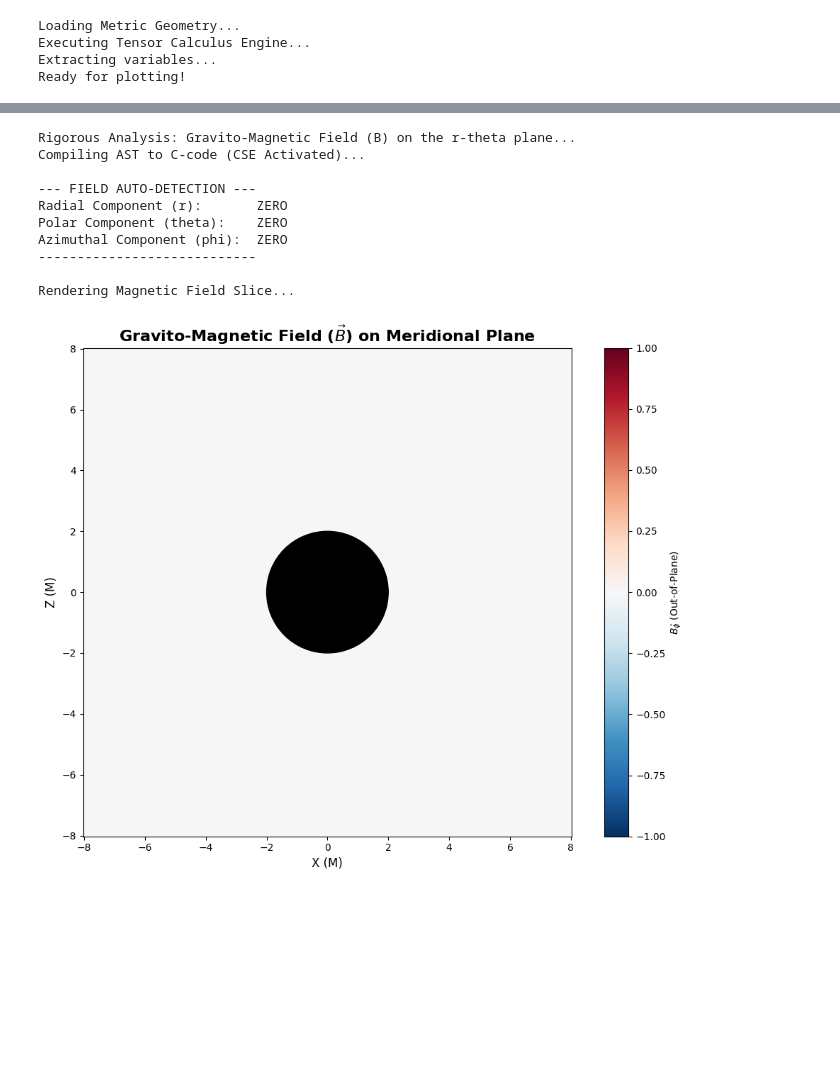
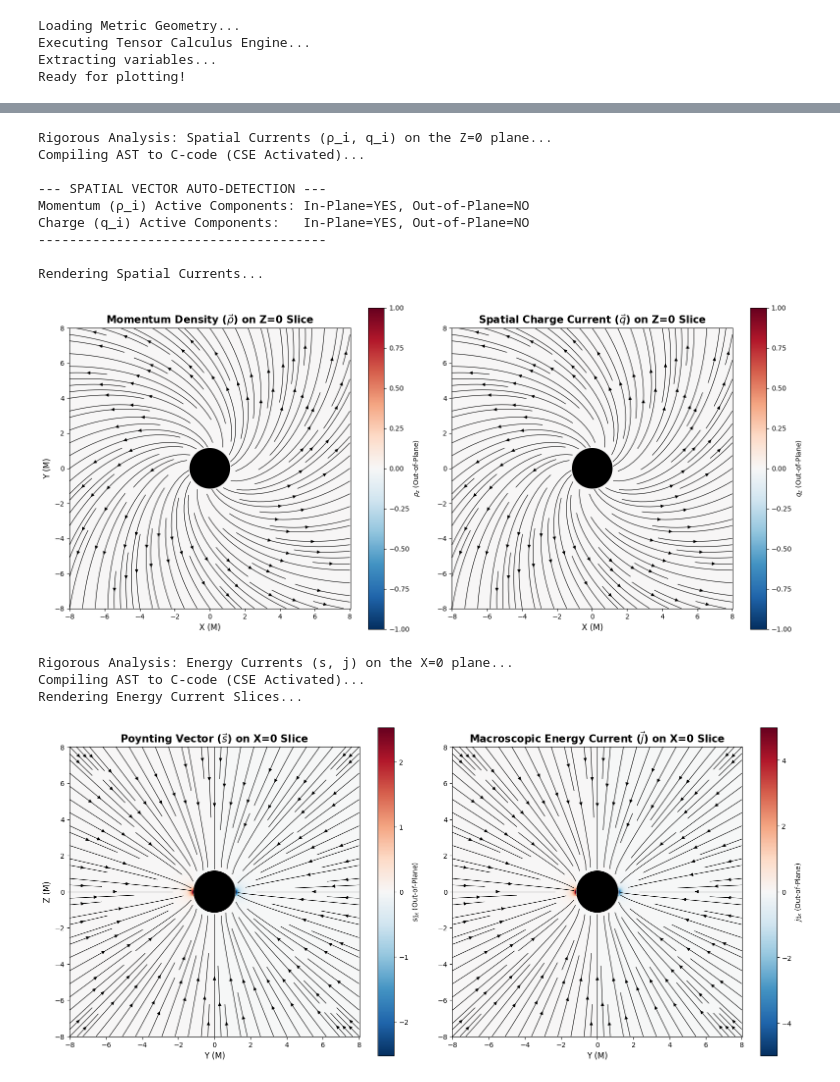
Before and after one commit to 1Aadi0/bbh-gem, a Jupyter notebook: notebooks/modular.ipynb, the cells around one changed output, grey strips where cells are left out. Drawn from its saved outputs; the diff is of its cells as text; code cells hidden in the pictures; blank space fills up the shorter version.

Commit message:
Addition of modular.ipynb for visualisation of All DGREM variables

```diff
--- a/notebooks/modular.ipynb
+++ b/notebooks/modular.ipynb
@@ -18,7 +18,7 @@ from Testsymbolicengine import (
 
 # 3. Load the geometry
 print("Loading Metric Geometry...")
-metric_data = get_schwarzschild_spherical() # Load Kerr-Schild!
+metric_data = get_kerr_schild_cartesian() # Load Kerr-Schild!
 
 # 4. Execute the engine
 print("Executing Tensor Calculus Engine...")
@@ -432,3 +1485,50 @@ def plot_magnetic_field_spherical(B_hat, r_sym, theta_sym, param_dict, horizon_r
 
     plt.tight_layout()
     plt.show()
+# %%
+# ==========================================
+# MODULE 6: SPATIAL CURRENTS (rho_i, q_i)
+# ==========================================
+
+SLICE_PLANE = 'Z' # Slice the Cartesian geometry (X, Y, or Z)
+
+m_val = 1.0
+q_val = 0.8
+a_val = 0.99
+qm_val = 0.8
+
+param_dict = {}
+if M is not None: param_dict[M] = m_val
+if Q is not None: param_dict[Q] = q_val
+if a is not None: param_dict[a] = a_val
+if Qm is not None: param_dict[Qm] = qm_val
+if syms.get('a_t') is not None:
+    param_dict[syms['a_t']] = 1.0
+    param_dict[sp.diff(syms['a_t'], syms['t'])] = 0.5
+
+if x is not None:
+    if a is not None: horizon_r = m_val + np.sqrt(m_val**2 - a_val**2)
+    elif Q is not None: horizon_r = 0.5 * np.sqrt(m_val**2 - q_val**2)
+    elif M is None: horizon_r = None
+    else: horizon_r = m_val / 2.0
+
+    plot_spatial_currents_cartesian(rho_hat, q_hat, SLICE_PLANE, x, y, z, param_dict, horizon_radius=horizon_r)
+
+else:
+    if a is not None: horizon_r = m_val + np.sqrt(m_val**2 - a_val**2)
+    elif Q is not None: horizon_r = m_val + np.sqrt(m_val**2 - q_val**2)
+    elif Qm is not None: horizon_r = 1.62 * m_val
+    else: horizon_r = 2.0 * m_val
+
+    plot_spatial_currents_spherical(rho_hat, q_hat, r, theta, param_dict, horizon_radius=horizon_r)
+# %% [output]
+Rigorous Analysis: Spatial Currents (ρ_i, q_i) on the Z=0 plane...
+Compiling AST to C-code (CSE Activated)...
+
+--- SPATIAL VECTOR AUTO-DETECTION ---
+Momentum (ρ_i) Active Components: In-Plane=YES, Out-of-Plane=NO
+Charge (q_i) Active Components:   In-Plane=YES, Out-of-Plane=NO
+-------------------------------------
+
+Rendering Spatial Currents...
+[figure, added]
@@ -435,50 +1722,41 @@ def plot_magnetic_field_spherical(B_hat, r_sym, theta_sym, param_dict, horizon_r
 # %%
 # ==========================================
-# MODULE 2: GRAVITO-MAGNETIC FIELD ANALYSIS
+# MODULE 7: POYNTING AND ENERGY CURRENTS (s0, j0)
 # ==========================================
 
 SLICE_PLANE = 'X' # Slice the Cartesian geometry (X, Y, or Z)
 
-# 1. Define physics parameters
 m_val = 1.0
 q_val = 0.8
-a_val = 0.8   # Kerr Spin parameter (Crucial for B-field generation!)
+a_val = 0.99
 qm_val = 0.8
 
 param_dict = {}
 if M is not None: param_dict[M] = m_val
 if Q is not None: param_dict[Q] = q_val
 if a is not None: param_dict[a] = a_val
 if Qm is not None: param_dict[Qm] = qm_val
 if syms.get('a_t') is not None:
     param_dict[syms['a_t']] = 1.0
     param_dict[sp.diff(syms['a_t'], syms['t'])] = 0.5
 
-# 2. Determine Horizon and Route to the specialized B-field plotter
 if x is not None:
     if a is not None: horizon_r = m_val + np.sqrt(m_val**2 - a_val**2)
     elif Q is not None: horizon_r = 0.5 * np.sqrt(m_val**2 - q_val**2)
-    elif M is None: horizon_r = None # Cosmological
+    elif M is None: horizon_r = None
     else: horizon_r = m_val / 2.0
 
-    plot_magnetic_field_cartesian(B_hat, SLICE_PLANE, x, y, z, param_dict, horizon_radius=horizon_r)
+    plot_energy_currents_cartesian_s0j0(s_hat, j_hat, SLICE_PLANE, x, y, z, param_dict, horizon_radius=horizon_r)
 
 else:
     if a is not None: horizon_r = m_val + np.sqrt(m_val**2 - a_val**2)
     elif Q is not None: horizon_r = m_val + np.sqrt(m_val**2 - q_val**2)
     elif Qm is not None: horizon_r = 1.62 * m_val
     else: horizon_r = 2.0 * m_val
 
-    plot_magnetic_field_spherical(B_hat, r, theta, param_dict, horizon_radius=horizon_r)
+    plot_energy_currents_spherical_s0j0(s_hat, j_hat, r, theta, param_dict, horizon_radius=horizon_r)
 # %% [output]
-Rigorous Analysis: Gravito-Magnetic Field (B) on the r-theta plane...
+Rigorous Analysis: Energy Currents (s, j) on the X=0 plane...
 Compiling AST to C-code (CSE Activated)...
-
---- FIELD AUTO-DETECTION ---
-Radial Component (r):       ZERO
-Polar Component (theta):    ZERO
-Azimuthal Component (phi):  ZERO
-----------------------------
-
-Rendering Magnetic Field Slice...
+Rendering Energy Current Slices...
-[figure, old version]
+[figure, new version]
```
Also changed, not shown: parts of 15 cells of this notebook, 1 other file.
